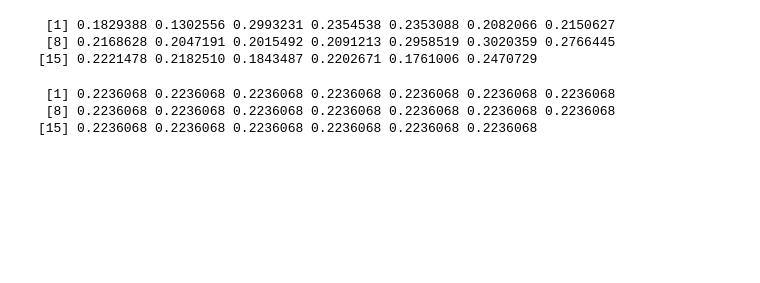
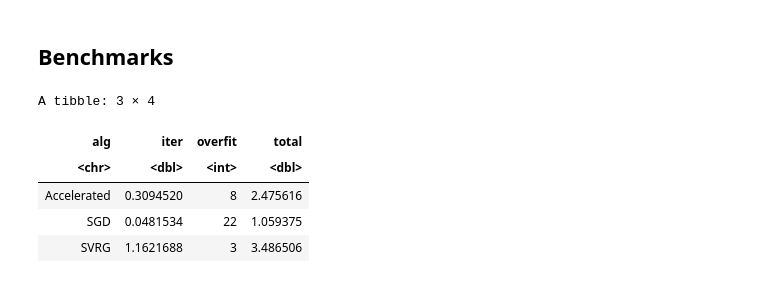
Before and after one commit to borab96/computational-statistics, a Jupyter notebook: GD/StochasticLogisticRegression.ipynb, the cells around one changed output. Saved outputs shown, nothing was run; the diff lists cells and outputs as text; code cells hidden in the pictures; blank space fills up the shorter version.

```diff
--- a/GD/StochasticLogisticRegression.ipynb
+++ b/GD/StochasticLogisticRegression.ipynb
@@ -147,12 +213,40 @@ null device
-# %%
-model.accelerated$beta
-# %% [output]
- [1] 0.1829388 0.1302556 0.2993231 0.2354538 0.2353088 0.2082066 0.2150627
- [8] 0.2168628 0.2047191 0.2015492 0.2091213 0.2958519 0.3020359 0.2766445
-[15] 0.2221478 0.2182510 0.1843487 0.2202671 0.1761006 0.2470729
-# %%
-data$beta
-# %% [output]
- [1] 0.2236068 0.2236068 0.2236068 0.2236068 0.2236068 0.2236068 0.2236068
- [8] 0.2236068 0.2236068 0.2236068 0.2236068 0.2236068 0.2236068 0.2236068
-[15] 0.2236068 0.2236068 0.2236068 0.2236068 0.2236068 0.2236068
+# %%
+accelerated.overfit <- which.min(model.accelerated$error>-1)
+SGD.overfit <- which.min(model.SGD$error>-1)
+SVRG.overfit <- which.min(model.SVRG$error[2:100]>-1)
+# %% [markdown]
+## Benchmarks
+# %%
+benchmark <- function(data, n.reps=1000){
+    batch_size <- 40
+    model.accelerated <- fit.accelerataed(data, 1)
+    model.SGD <- fit.SGD(data, 10, batch_size=batch_size)
+    model.SVRG <- fit.SVRG(data, 1, batch_size=batch_size, update_freq =3)
+    accelerated.overfit <- which.min(model.accelerated$error>-1)
+    SGD.overfit <- which.min(model.SGD$error>-1)
+    SVRG.overfit <- which.min(model.SVRG$error[2:100]>-1)
+    m <- dim(data$X)[2]
+    beta <- numeric(m)
+    beta.cache <- list(current=beta, prev=beta)
+    bench <- summary(microbenchmark(
+        gd_step.accelerated(data$X, data$y, beta.cache$current, beta.cache$prev, 0.1, 1),
+        gd_step.SGD(data$X, data$y, beta, 0.1, batch_size),
+        gd_step.SVRG(data$X, data$y, beta.cache$current, beta.cache$prev, 0.1, batch_size, 10),
+        unit='ms',
+        times=n.reps))
+    return(tibble(alg=c("Accelerated", "SGD", "SVRG"), iter=bench$mean ,
+        overfit=c(accelerated.overfit , SGD.overfit, SVRG.overfit),
+        total=c(accelerated.overfit *bench$mean[1],
+        SGD.overfit * bench$mean [2], SVRG.overfit *bench$mean[3])))
+}
+# %%
+# n = 500
+bench.500 <- benchmark(generate_data(500, 20))
+bench.500
+# %% [output]
+A tibble: 3 × 4
+| alg | iter | overfit | total |
+| <chr> | <dbl> | <int> | <dbl> |
+| Accelerated | 0.3094520 | 8 | 2.475616 |
+| SGD | 0.0481534 | 22 | 1.059375 |
+| SVRG | 1.1621688 | 3 | 3.486506 |
```
Also changed, not shown: parts of 12 cells of this notebook.
